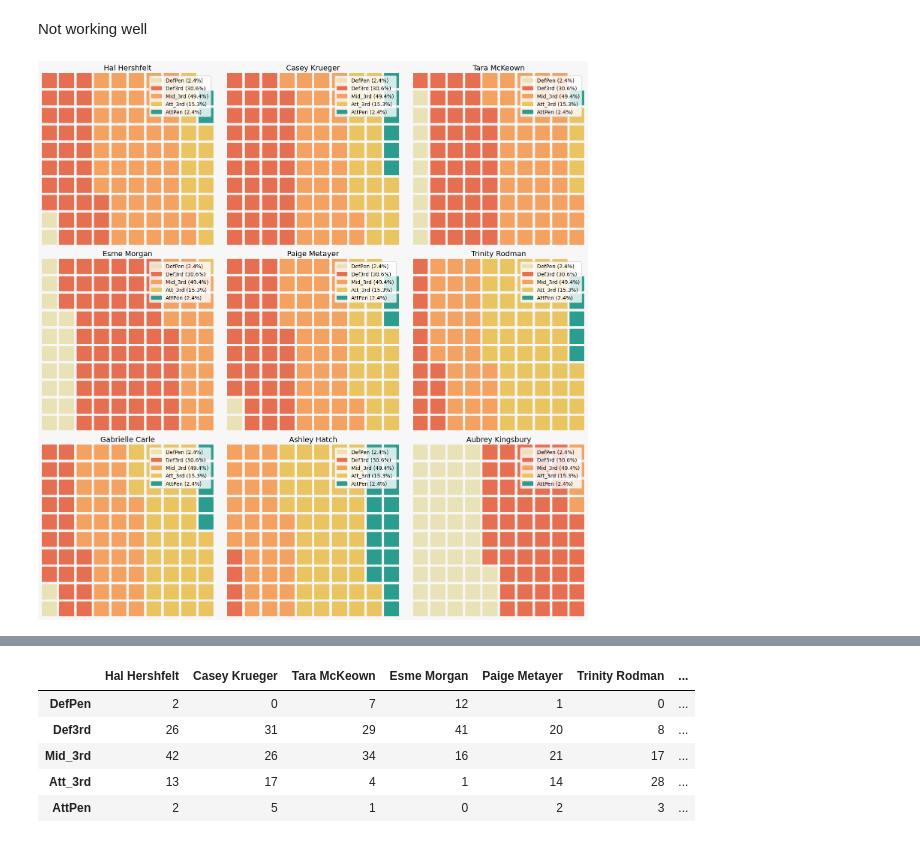
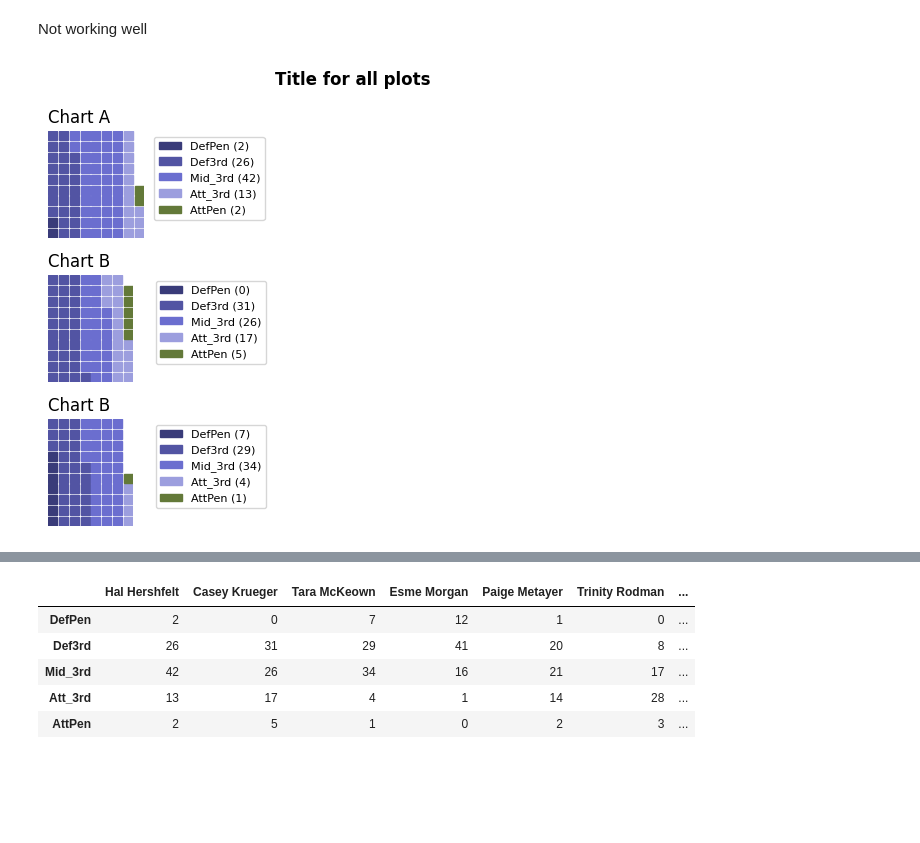
Before and after one commit to axelbol/football-analysis, a Jupyter notebook: possession_fbref.ipynb, the cells around one changed output, grey strips where cells are left out. Drawn from its saved outputs; the diff is of its cells as text; code cells hidden in the pictures; blank space fills up the shorter version.

Commit message:
possession multiples plots

```diff
--- a/possession_fbref.ipynb
+++ b/possession_fbref.ipynb
@@ -573,45 +582,31 @@ fig.patch.set_facecolor('#313332')
 # %% [markdown]
 Not working well
-# %%
-from pywaffle import Waffle
-import matplotlib.pyplot as plt
-
-# Select the first 9 players and their data
-top_9_players = df_possession_clean.iloc[:, :9]
-
-# Normalize the data for each player to percentages
-top_9_players_normalized = top_9_players.div(top_9_players.sum(axis=0), axis=1) * 100
-
-# Create a Waffle plot for the first 9 players
-fig = plt.figure(
-    FigureClass=Waffle,
-    rows=10,
-    figsize=(15, 15),
-    tight=True,
-    plots={
-        331 + i: {
-            'values': top_9_players_normalized.iloc[:, i].values,
-            'labels': [
-                f"{category} ({value:.1f}%)"
-                for category, value in zip(
-                    df_possession_clean.index,
-                    top_9_players_normalized.iloc[:, i].values
-                )
-            ],
-            'title': {
-                'label': top_9_players.columns[i],
-                'color': 'black',
-                'loc': 'center',
-                'fontsize': 14
-            }
-        }
-        for i in range(9)  # Generate plots for the first 9 players
-    },
-    colors=['#eae2b7', '#e76f51', '#f4a261', '#e9c461', '#2a9d8f']
-)
-
-# Set background color and display the plot
-fig.patch.set_facecolor('#f7f7f7')
-plt.show()
-# %% [output]
-[figure, removed]
+# %%
+import pandas as pd
+import matplotlib.pyplot as plt
+from pywaffle import Waffle
+
+# Define subplots
+plots = {
+    311: {'values': df_possession_clean['Hal Hershfelt'], 'labels': [f"{k} ({v})" for k, v in df_possession_clean['Hal Hershfelt'].items()],  # Chart A
+          'legend': {'loc': 'upper left', 'bbox_to_anchor': (1.05, 1), 'fontsize': 8},
+          'title': {'label': 'Chart A', 'loc': 'left', 'fontsize': 12}},
+    312: {'values': df_possession_clean['Casey Krueger'], 'labels': [f"{k} ({v})" for k, v in df_possession_clean['Casey Krueger'].items()],  # Chart B
+          'legend': {'loc': 'upper left', 'bbox_to_anchor': (1.2, 1), 'fontsize': 8},
+          'title': {'label': 'Chart B', 'loc': 'left', 'fontsize': 12}},
+      313: {'values': df_possession_clean['Tara McKeown'], 'labels': [f"{k} ({v})" for k, v in df_possession_clean['Tara McKeown'].items()],  # Chart B
+          'legend': {'loc': 'upper left', 'bbox_to_anchor': (1.2, 1), 'fontsize': 8},
+          'title': {'label': 'Chart B', 'loc': 'left', 'fontsize': 12}},
+
+}
+
+# Create figure with multiple subplots
+fig = plt.figure(FigureClass=Waffle, plots=plots, rows=10, cmap_name="tab20b")
+
+# Customize figure
+fig.suptitle('Title for all plots', fontsize=12, fontweight='bold')
+
+# Show the plot
+plt.show()
+# %% [output]
+[figure, added]
```
Also changed, not shown: parts of 9 cells of this notebook, 1 other file.
